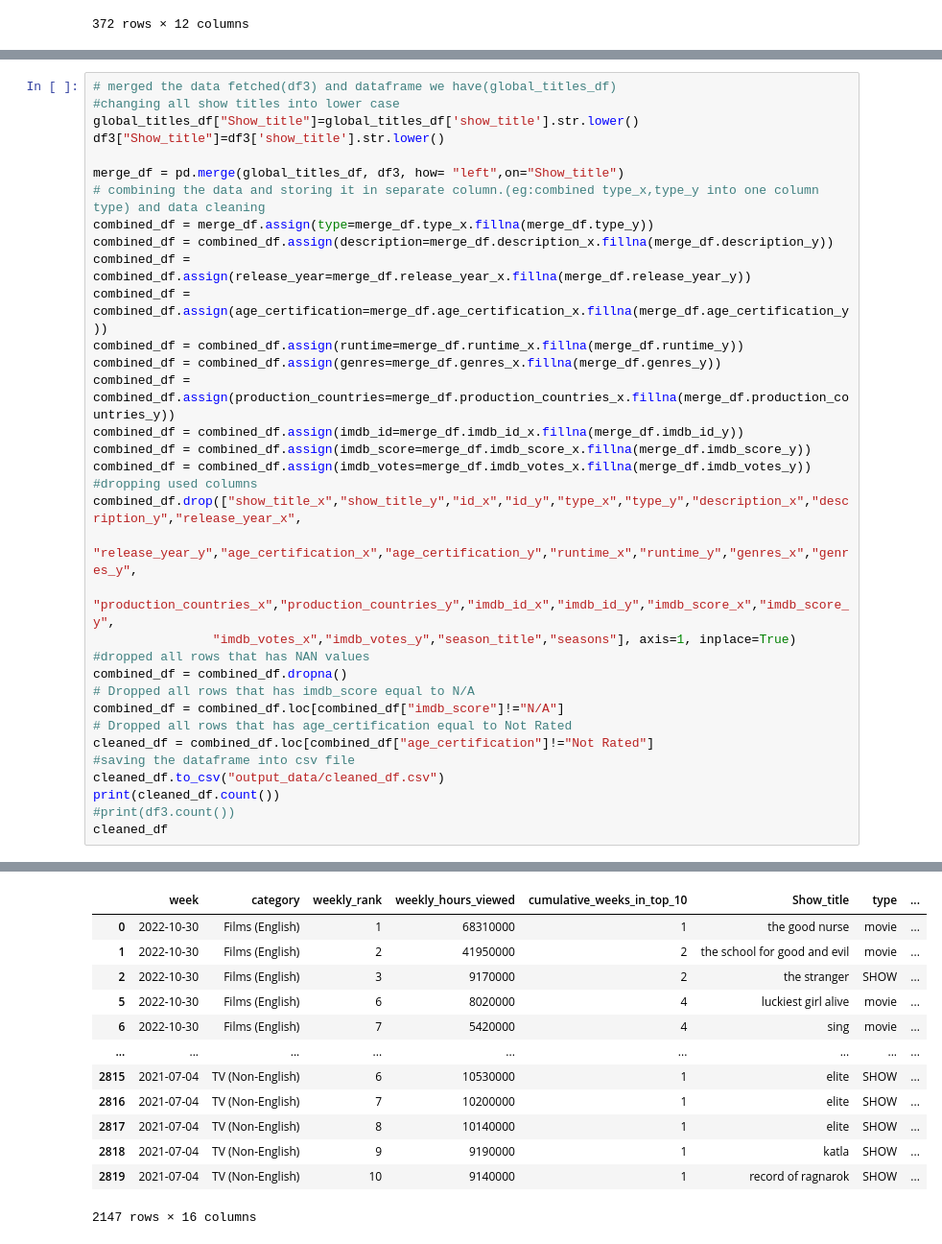
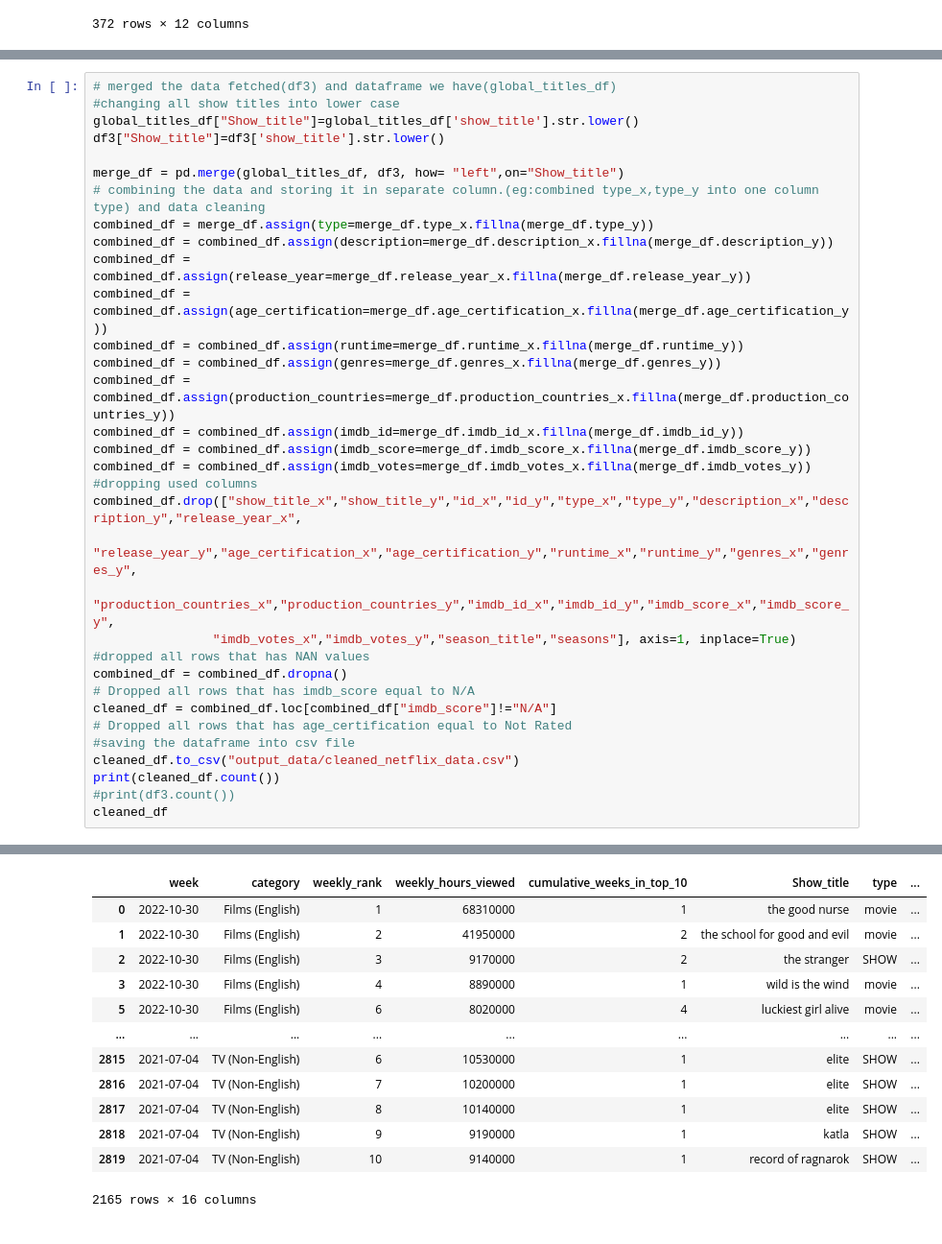
Before and after one commit to EdithLotterman/Project-1-Team-8, a Jupyter notebook: netflix_project.ipynb, the cells around one changed output, grey strips where cells are left out. Shown at 96% size. Saved outputs shown, nothing was run; the diff lists cells and outputs as text.

```diff
--- a/netflix_project.ipynb
+++ b/netflix_project.ipynb
@@ -144,11 +144,10 @@ combined_df.drop(["show_title_x","show_title_y","id_x","id_y","type_x","type_y",
 #dropped all rows that has NAN values
 combined_df = combined_df.dropna()
 # Dropped all rows that has imdb_score equal to N/A
-combined_df = combined_df.loc[combined_df["imdb_score"]!="N/A"]
+cleaned_df = combined_df.loc[combined_df["imdb_score"]!="N/A"]
 # Dropped all rows that has age_certification equal to Not Rated
-cleaned_df = combined_df.loc[combined_df["age_certification"]!="Not Rated"]
 #saving the dataframe into csv file
-cleaned_df.to_csv("output_data/cleaned_df.csv")
+cleaned_df.to_csv("output_data/cleaned_netflix_data.csv")
 print(cleaned_df.count())
 #print(df3.count())
 cleaned_df
@@ -172,14 +171,14 @@ imdb_votes                    2147
 dtype: int64
 |  | week | category | weekly_rank | weekly_hours_viewed | cumulative_weeks_in_top_10 | Show_title | type | ... |
 | 0 | 2022-10-30 | Films (English) | 1 | 68310000 | 1 | the good nurse | movie | ... |
 | 1 | 2022-10-30 | Films (English) | 2 | 41950000 | 2 | the school for good and evil | movie | ... |
 | 2 | 2022-10-30 | Films (English) | 3 | 9170000 | 2 | the stranger | SHOW | ... |
+| 3 | 2022-10-30 | Films (English) | 4 | 8890000 | 1 | wild is the wind | movie | ... |
 | 5 | 2022-10-30 | Films (English) | 6 | 8020000 | 4 | luckiest girl alive | movie | ... |
-| 6 | 2022-10-30 | Films (English) | 7 | 5420000 | 4 | sing | movie | ... |
 | ... | ... | ... | ... | ... | ... | ... | ... | ... |
 | 2815 | 2021-07-04 | TV (Non-English) | 6 | 10530000 | 1 | elite | SHOW | ... |
 | 2816 | 2021-07-04 | TV (Non-English) | 7 | 10200000 | 1 | elite | SHOW | ... |
 | 2817 | 2021-07-04 | TV (Non-English) | 8 | 10140000 | 1 | elite | SHOW | ... |
 | 2818 | 2021-07-04 | TV (Non-English) | 9 | 9190000 | 1 | katla | SHOW | ... |
 | 2819 | 2021-07-04 | TV (Non-English) | 10 | 9140000 | 1 | record of ragnarok | SHOW | ... |
-2147 rows × 16 columns
+2165 rows × 16 columns
```
Also changed, not shown: parts of 3 cells of this notebook, 3 other files.
